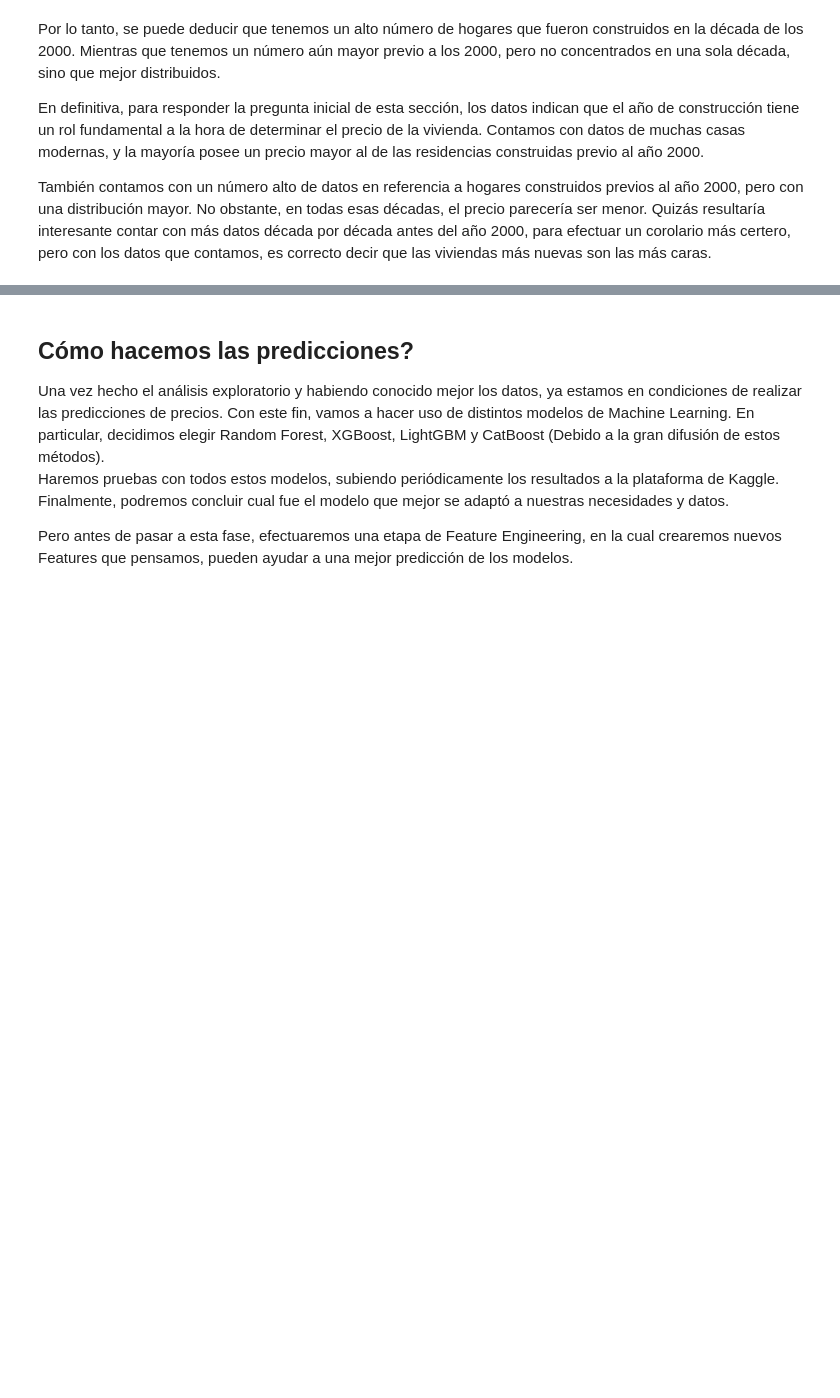
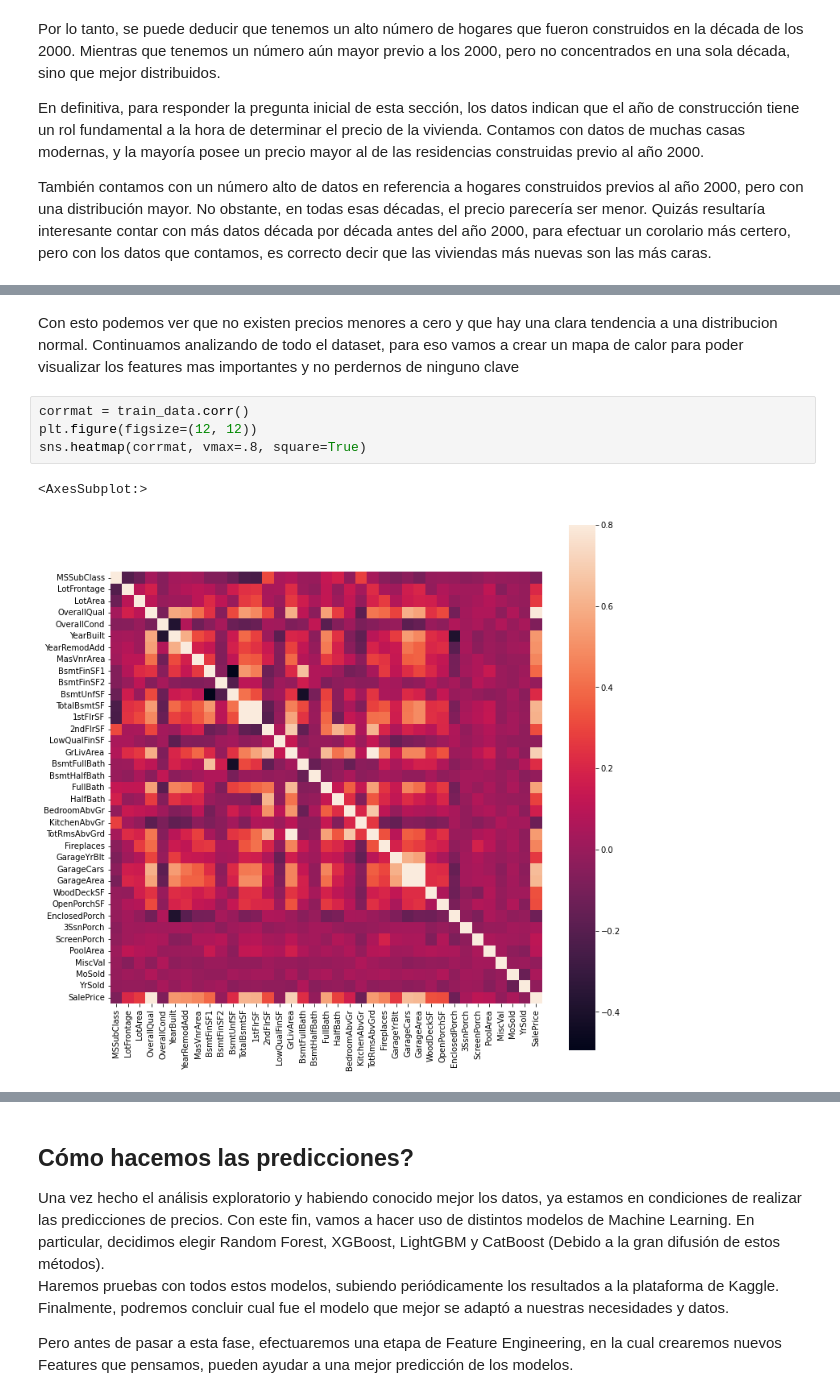
Before and after one commit to fedepenic/Tecnologias-Emergentes-Machine-Learning, a Jupyter notebook: TrabajoPracticoTecnologiasEmergentes.ipynb, the cells around one changed output, grey strips where cells are left out. Cells and saved outputs as stored; diff of their text form; blank space fills up the shorter version.

```diff
--- a/TrabajoPracticoTecnologiasEmergentes.ipynb
+++ b/TrabajoPracticoTecnologiasEmergentes.ipynb
@@ -449,0 +489,10 @@ TO DO ...
+# %% [markdown]
+Con esto podemos ver que no existen precios menores a cero y que hay una clara tendencia a una distribucion normal.
+Continuamos analizando de todo el dataset, para eso vamos a crear un mapa de calor para poder visualizar los features mas importantes y no perdernos de ninguno clave
+# %%
+corrmat = train_data.corr()
+plt.figure(figsize=(12, 12))
+sns.heatmap(corrmat, vmax=.8, square=True)
+# %% [output]
+<AxesSubplot:>
+[figure, added]
```
Also changed, not shown: parts of 15 cells of this notebook, 1 other file.
